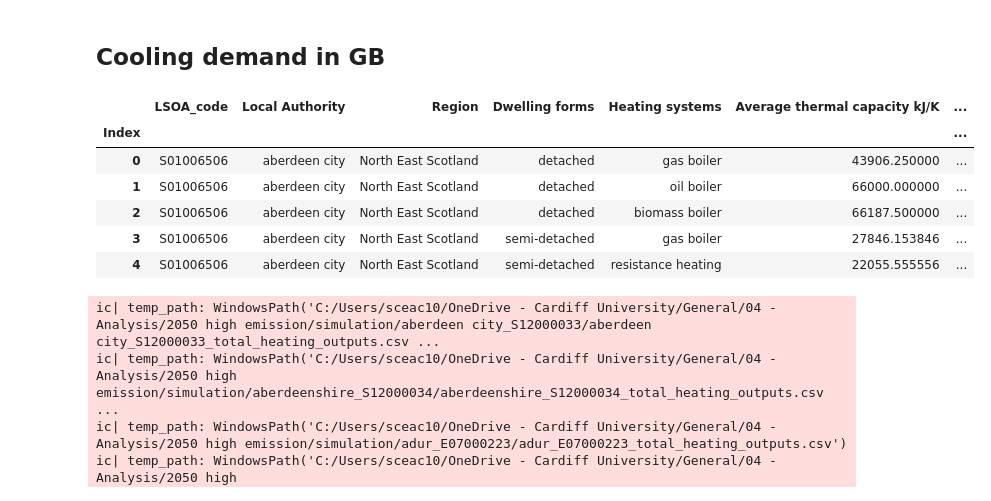
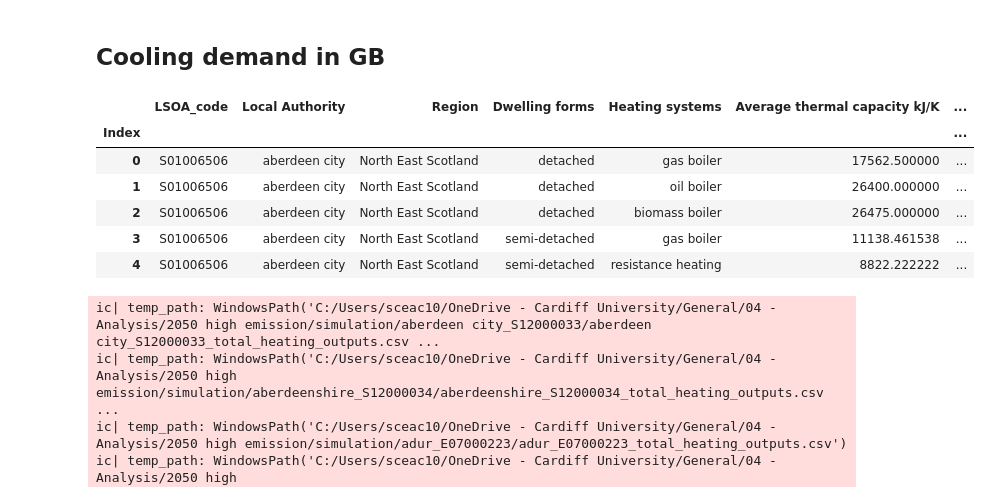
Before and after one commit to AlexandreLab/cooling_demand_UK, a Jupyter notebook: notebooks/visualisation_paper.ipynb, the cells around one changed output. Drawn from its saved outputs; the diff is of its cells as text; code cells hidden in the pictures.

```diff
--- a/notebooks/visualisation_paper.ipynb
+++ b/notebooks/visualisation_paper.ipynb
@@ -206,16 +223,18 @@ fig.savefig(PATH_SAVE_FIGURES/f"cibse_temperature_profiles_DSY2_2050High50.{expo
 # %% [markdown]
 ## Cooling demand in GB
 # %%
-residential_data = main.import_thermal_characteristics_data(main.PATH_GB_DATA / 'Thermal_characteristics_afterEE.csv', 2020, 2050)
+residential_data = main.import_thermal_characteristics_data(
+    main.PATH_GB_DATA / 'Thermal_characteristics_afterEE.csv', 2020, 2050)
+residential_data = residential_data.loc[residential_data[schema.DwellingDataSchema.THERMAL_CAPACITY_LEVEL=="medium"]]
 residential_data.head()
 # %% [output]
 |  | LSOA_code | Local Authority | Region | Dwelling forms | Heating systems | Average thermal capacity kJ/K | ... |
 | Index |  |  |  |  |  |  | ... |
-| 0 | S01006506 | aberdeen city | North East Scotland | detached | gas boiler | 43906.250000 | ... |
-| 1 | S01006506 | aberdeen city | North East Scotland | detached | oil boiler | 66000.000000 | ... |
-| 2 | S01006506 | aberdeen city | North East Scotland | detached | biomass boiler | 66187.500000 | ... |
-| 3 | S01006506 | aberdeen city | North East Scotland | semi-detached | gas boiler | 27846.153846 | ... |
-| 4 | S01006506 | aberdeen city | North East Scotland | semi-detached | resistance heating | 22055.555556 | ... |
+| 0 | S01006506 | aberdeen city | North East Scotland | detached | gas boiler | 17562.500000 | ... |
+| 1 | S01006506 | aberdeen city | North East Scotland | detached | oil boiler | 26400.000000 | ... |
+| 2 | S01006506 | aberdeen city | North East Scotland | detached | biomass boiler | 26475.000000 | ... |
+| 3 | S01006506 | aberdeen city | North East Scotland | semi-detached | gas boiler | 11138.461538 | ... |
+| 4 | S01006506 | aberdeen city | North East Scotland | semi-detached | resistance heating | 8822.222222 | ... |
 # %%
 def load_csv_file(temp_path:Path)->pd.DataFrame:
   return pd.read_csv(temp_path, index_col=0)
```
Also changed, not shown: parts of 5 cells of this notebook, 40 other files.
